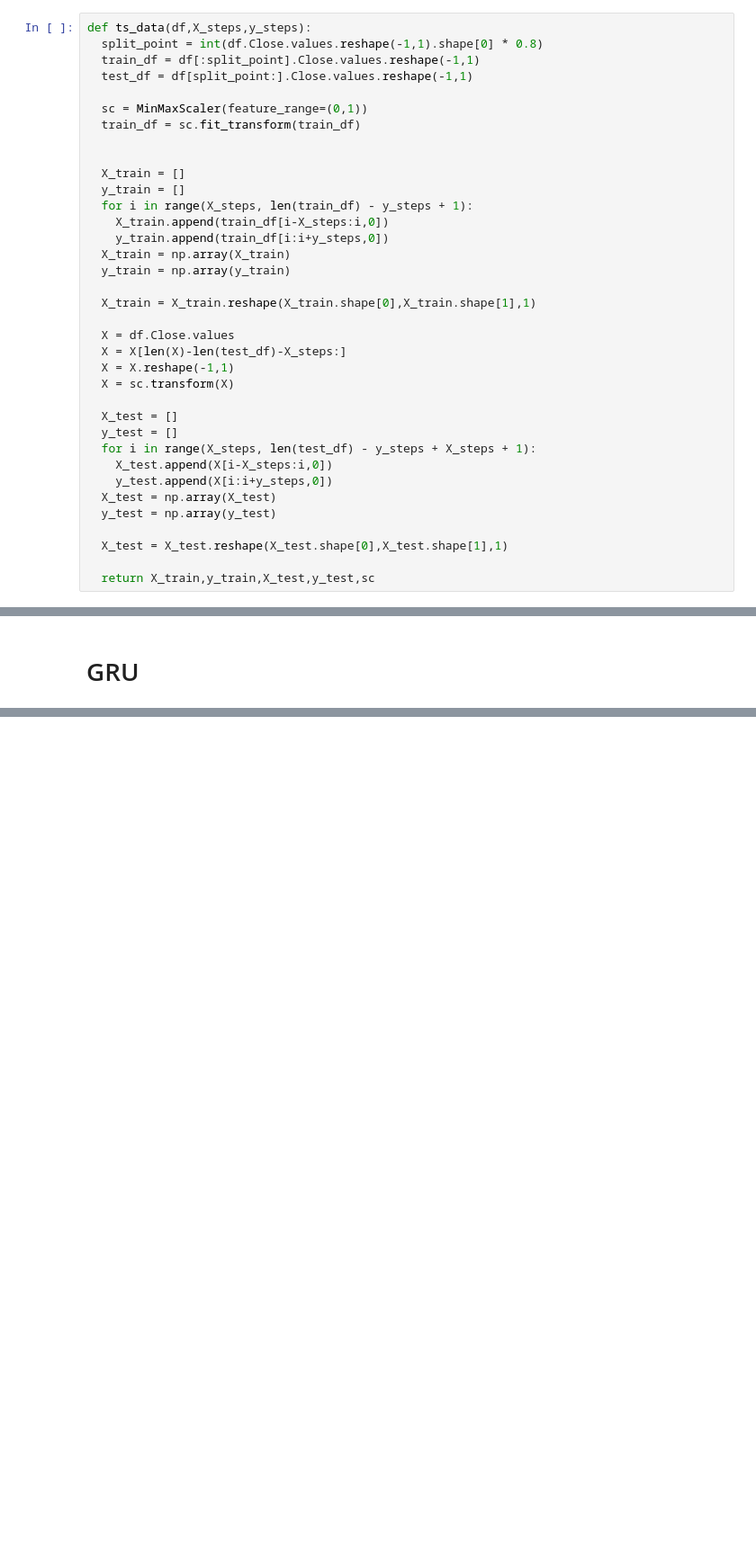
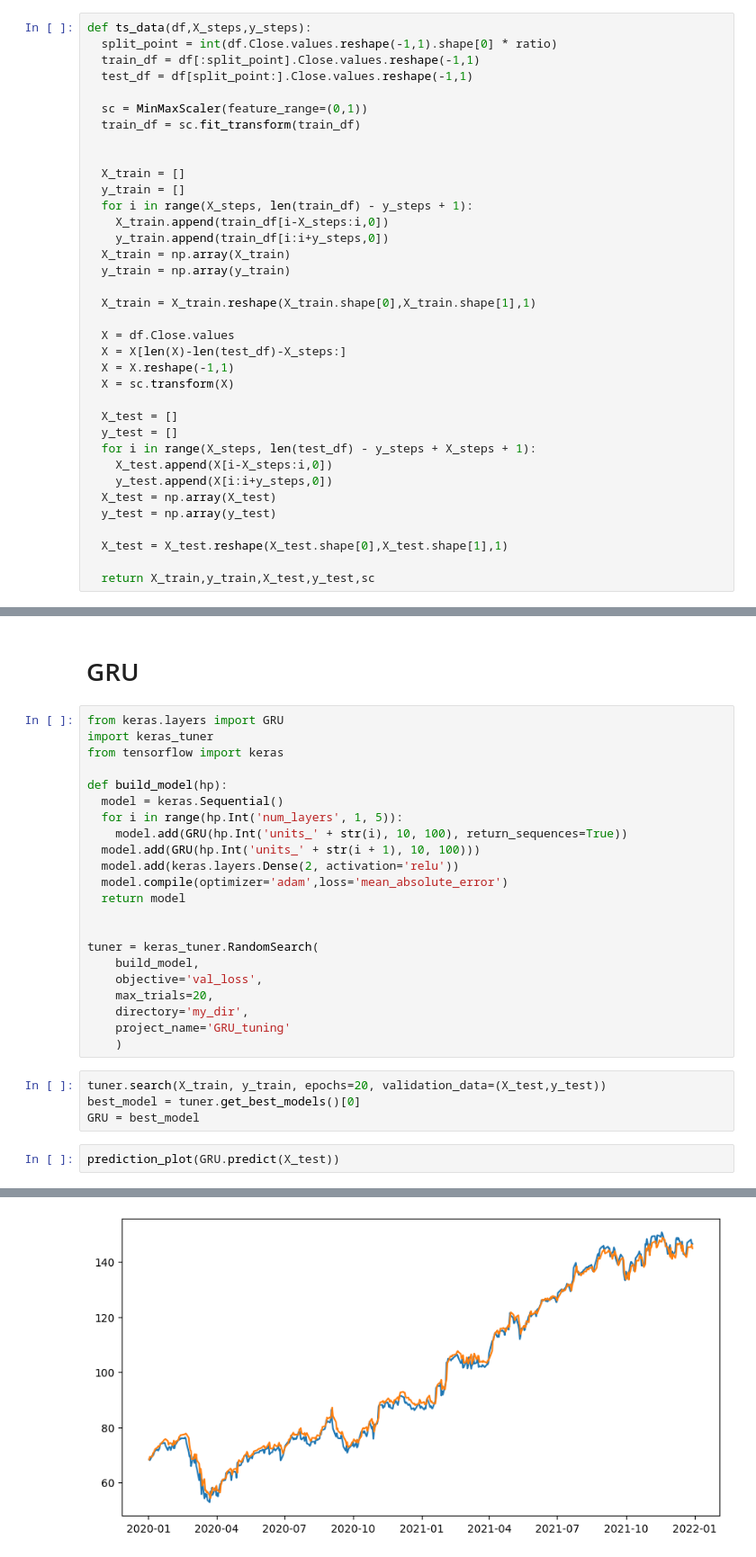
Before and after one commit to Emsh1379/Stock_prediction, a Jupyter notebook: Stock_prediction.ipynb, the cells around one changed output, grey strips where cells are left out. Shown at 90% size. Drawn from its saved outputs; the diff is of its cells as text; blank space fills up the shorter version.

```diff
--- a/Stock_prediction.ipynb
+++ b/Stock_prediction.ipynb
@@ -133,7 +133,7 @@ np.array(X_train).shape
 (1998, 10)
 # %%
 def ts_data(df,X_steps,y_steps):
-  split_point = int(df.Close.values.reshape(-1,1).shape[0] * 0.8)
+  split_point = int(df.Close.values.reshape(-1,1).shape[0] * ratio)
   train_df = df[:split_point].Close.values.reshape(-1,1)
   test_df = df[split_point:].Close.values.reshape(-1,1)
 
@@ -331,3 +331,32 @@ Non-trainable params: 0 (0.00 Byte)
 _________________________________________________________________
 # %% [markdown]
 # GRU
+# %%
+from keras.layers import GRU
+import keras_tuner
+from tensorflow import keras
+
+def build_model(hp):
+  model = keras.Sequential()
+  for i in range(hp.Int('num_layers', 1, 5)):
+    model.add(GRU(hp.Int('units_' + str(i), 10, 100), return_sequences=True))
+  model.add(GRU(hp.Int('units_' + str(i + 1), 10, 100)))
+  model.add(keras.layers.Dense(2, activation='relu'))
+  model.compile(optimizer='adam',loss='mean_absolute_error')
+  return model
+
+
+tuner = keras_tuner.RandomSearch(
+    build_model,
+    objective='val_loss',
+    max_trials=20,
+    directory='my_dir',
+    project_name='GRU_tuning'
+    )
+# %%
+tuner.search(X_train, y_train, epochs=20, validation_data=(X_test,y_test))
+best_model = tuner.get_best_models()[0]
+GRU = best_model
+# %%
+prediction_plot(GRU.predict(X_test))
+# %% [output]
@@ -333,0 +364 @@ _________________________________________________________________
+[figure, added]
```
Also changed, not shown: parts of 11 cells of this notebook.
